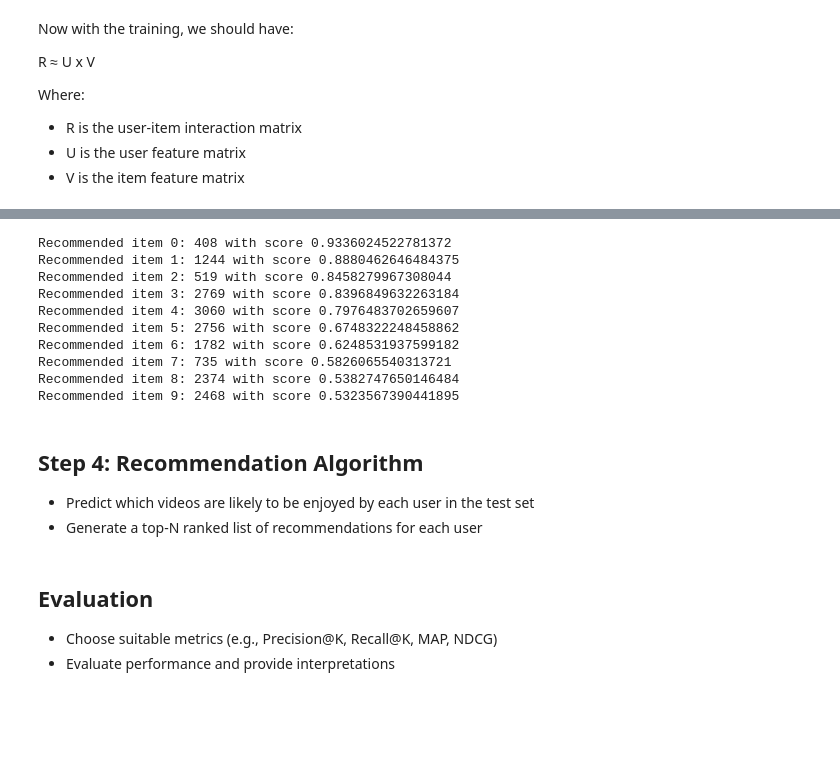
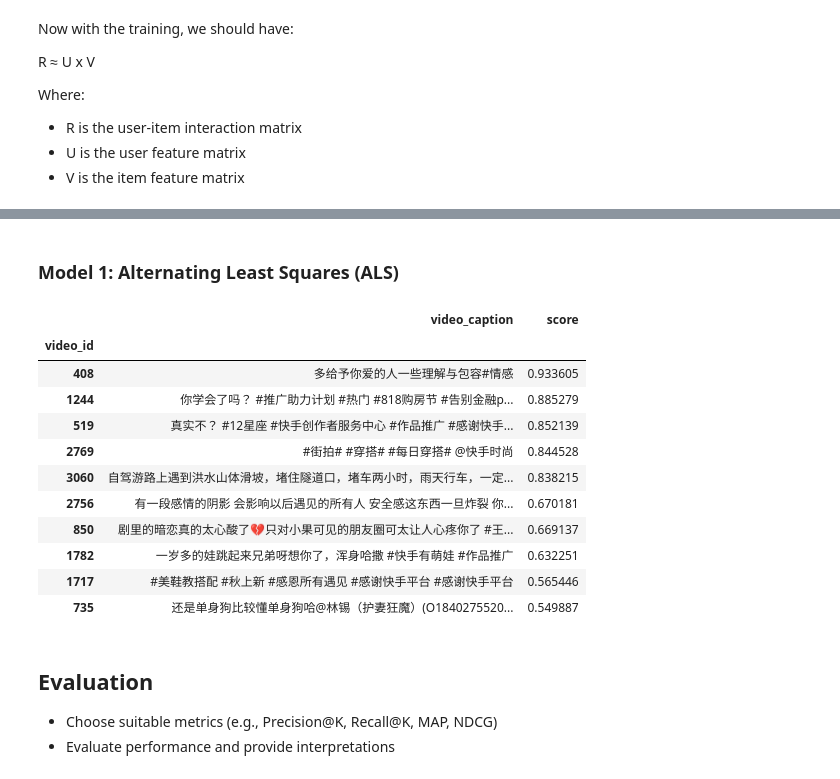
Before and after one commit to Aziz-Zeghal/FinalProject_2025_aziz.zeghal, a Jupyter notebook: main.ipynb, the cells around one changed output, grey strips where cells are left out. Drawn from its saved outputs; the diff is of its cells as text; code cells hidden in the pictures; blank space fills up the shorter version.

Commit message:
feature: ALS recommend

```diff
--- a/main.ipynb
+++ b/main.ipynb
@@ -178,5 +192,5 @@ from implicit.als import AlternatingLeastSquares
 model = AlternatingLeastSquares(
     factors=128,
     regularization=0.15,
-    iterations=30
+    calculate_training_loss=True
 )
@@ -219,29 +236,32 @@ array([[0.9767554 , 1.0009902 , 0.99471945, ..., 1.0484757 , 1.004816  ,
+# %% [markdown]
+### Model 1: Alternating Least Squares (ALS)
 # %%
-user_id = 14 # Example user
-recommended = model.recommend(
+user_id = 14
+ids, scores = model.recommend(
     userid=user_id,
     user_items=interactions[user_id],
     N=10
 )
 # %%
-for i in range(len(recommended[0])):
-    print(f"Recommended item {i}: {recommended[0][i]} with score {recommended[1][i]}")
+pd.DataFrame({
+    "video_id": ids,
+    # Get the caption
+    "video_caption": item_categories.iloc[ids, 2],
+    "score": scores
+}).sort_values("score", ascending=False).set_index("video_id")
 # %% [output]
-Recommended item 0: 408 with score 0.9336024522781372
-Recommended item 1: 1244 with score 0.8880462646484375
-Recommended item 2: 519 with score 0.8458279967308044
-Recommended item 3: 2769 with score 0.8396849632263184
-Recommended item 4: 3060 with score 0.7976483702659607
-Recommended item 5: 2756 with score 0.6748322248458862
-Recommended item 6: 1782 with score 0.6248531937599182
-Recommended item 7: 735 with score 0.5826065540313721
-Recommended item 8: 2374 with score 0.5382747650146484
-Recommended item 9: 2468 with score 0.5323567390441895
+|  | video_caption | score |
+| video_id |  |  |
+| 408 | 多给予你爱的人一些理解与包容#情感 | 0.933605 |
+| 1244 | 你学会了吗？ #推广助力计划 #热门 #818购房节 #告别金融p... | 0.885279 |
+| 519 | 真实不？ #12星座 #快手创作者服务中心 #作品推广 #感谢快手... | 0.852139 |
+| 2769 | #街拍# #穿搭# #每日穿搭# @快手时尚 | 0.844528 |
+| 3060 | 自驾游路上遇到洪水山体滑坡，堵住隧道口，堵车两小时，雨天行车，一定... | 0.838215 |
+| 2756 | 有一段感情的阴影 会影响以后遇见的所有人 安全感这东西一旦炸裂 你... | 0.670181 |
+| 850 | 剧里的暗恋真的太心酸了💔只对小果可见的朋友圈可太让人心疼你了 #王... | 0.669137 |
+| 1782 | 一岁多的娃跳起来兄弟呀想你了，浑身哈撒 #快手有萌娃 #作品推广 | 0.632251 |
+| 1717 | #美鞋教搭配 #秋上新 #感恩所有遇见 #感谢快手平台 #感谢快手平台 | 0.565446 |
+| 735 | 还是单身狗比较懂单身狗哈@林锡（护妻狂魔）(O1840275520... | 0.549887 |
-# %% [markdown]
-## Step 4: Recommendation Algorithm
-
-- Predict which videos are likely to be enjoyed by each user in the test set
-- Generate a top-N ranked list of recommendations for each user
 # %% [markdown]
 ## Evaluation
 
```
Also changed, not shown: parts of 6 cells of this notebook.
